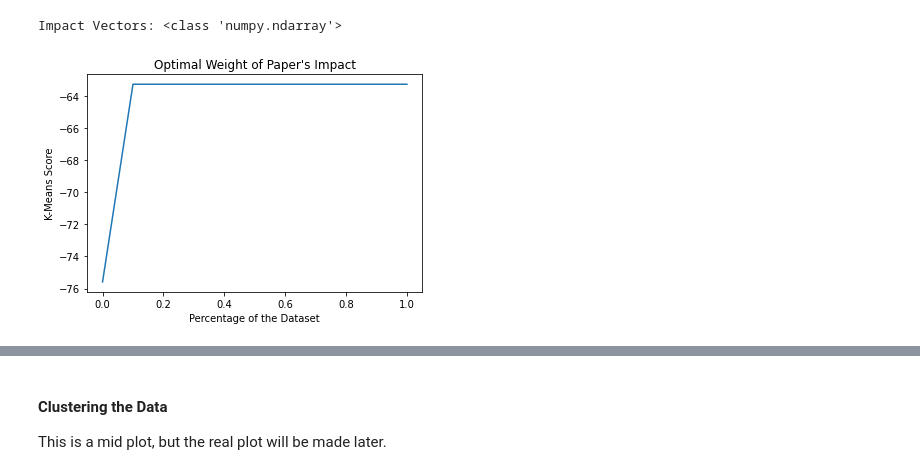
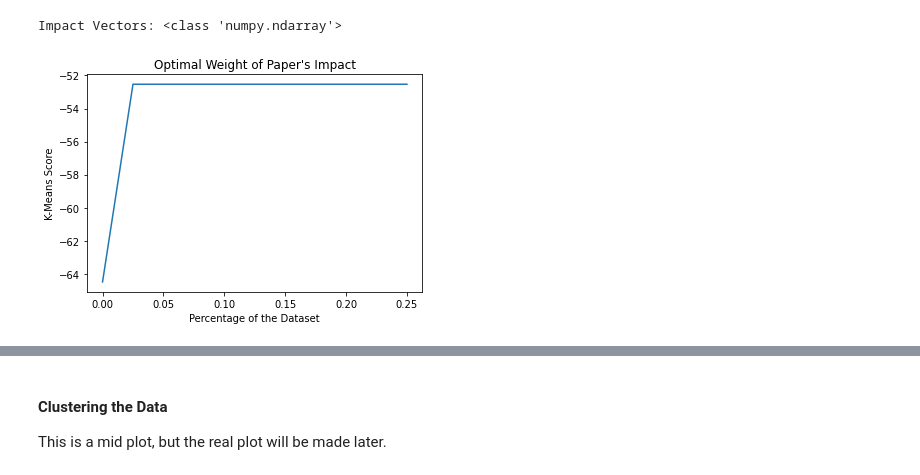
Before and after one commit to wkaisertexas/COVID-Paper-Clustering, a Jupyter notebook: covid-19-data-analysis.ipynb, the cells around one changed output, grey strips where cells are left out. Saved outputs shown, nothing was run; the diff lists cells and outputs as text; code cells hidden in the pictures.

```diff
--- a/covid-19-data-analysis.ipynb
+++ b/covid-19-data-analysis.ipynb
@@ -21,7 +21,8 @@ filterwarnings("ignore")
 # SYSTEM VARIABLES
 FRAC_DATASET = 0.01 # Runs analysis on only one percent of the dataset
 INC_THRESH = 0.25 # At least 25 % of the impact data has to be present
-k=18
+
+k=20
 
 data = pd.read_csv("/kaggle/input/CORD-19-research-challenge/metadata.csv", dtype="string")
 
@@ -551,27 +552,27 @@ def combine_impact(textual, impact, p):
     return np.concatenate(((p - 1) * textual, p * impact),axis=1)
 # %%
 # Gets the optimal p-value for the percentage of the dataset
-p = [.1 * i for i in range(11)] # [0, 1]
+p = [.025 * i for i in range(11)] # [0, .25] -> Error Goes WAYY Up Past this..
 
 def k_means_score(weighted=False):
     kmeans = KMeans(n_clusters=k, random_state=42)
     if weighted:
         kmeans.fit(X_reduced, sample_weight=data['score_linearized'])
         return kmeans.score(X_reduced, sample_weight=data['score_linearized'])
     kmeans.fit(X_reduced)
     return kmeans.score(X_reduced)
 
 k_means_score = list(map(k_means_score, p))
 
 # Plots the data
 plt.plot(p, k_means_score)
 plt.title("Optimal Weight of Paper's Impact")
 plt.xlabel("Percentage of the Dataset")
 plt.ylabel("K-Means Score")
 plt.savefig("k_means_optimal_score.png")
 plt.show()
 # %% [output]
-[figure, old version]
+[figure, new version]
 # %%
 # Makes a new Vector
 X_reduced = combine_impact(X_reduced, impact_vectors, 0.25) # .25 % of the clustering is from paper impact!
```
Also changed, not shown: parts of 23 cells of this notebook.
